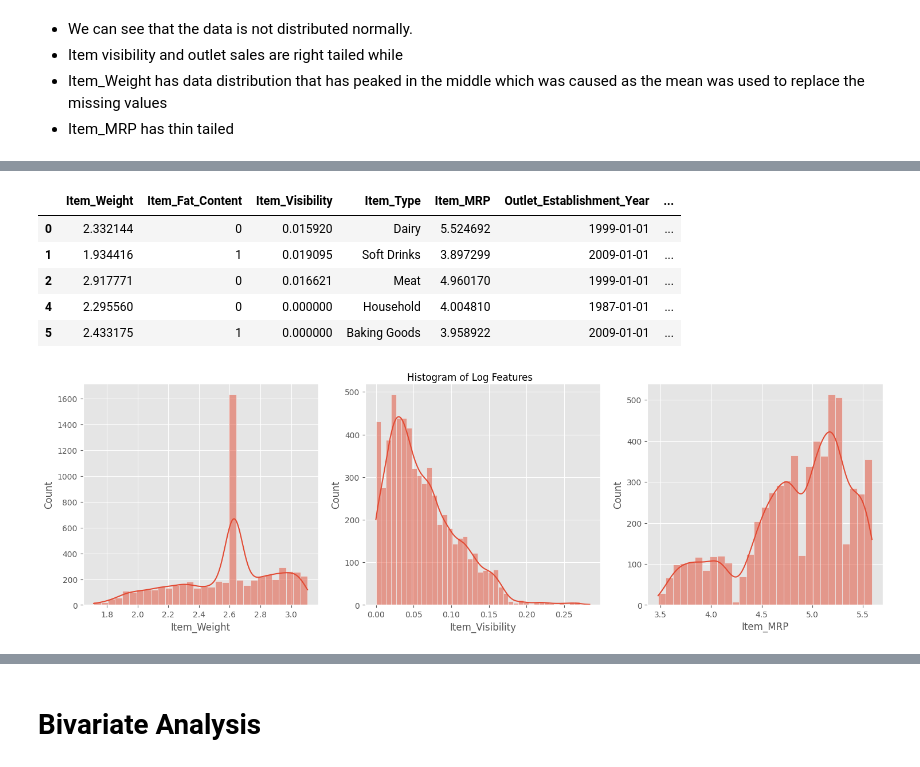
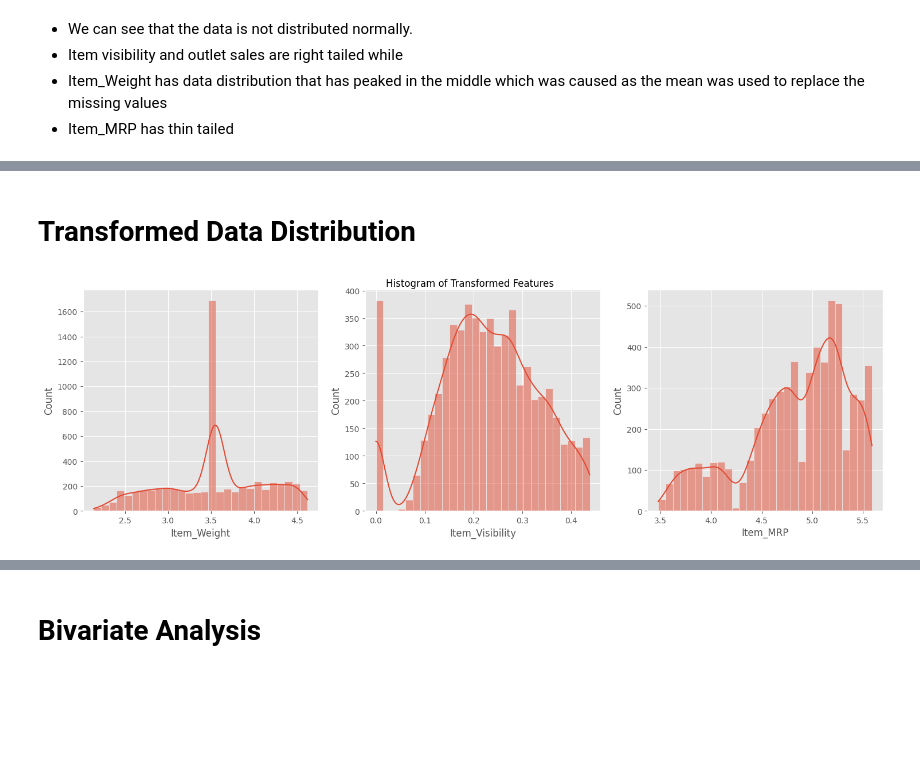
Before and after one commit to octavaridum/Bigmart_Sales_Prediction, a Jupyter notebook: Sales_Prediction.ipynb, the cells around one changed output, grey strips where cells are left out. Saved outputs shown, nothing was run; the diff lists cells and outputs as text; code cells hidden in the pictures; blank space fills up the shorter version.

```diff
--- a/Sales_Prediction.ipynb
+++ b/Sales_Prediction.ipynb
@@ -188 +218,18 @@ plt.show()
+# %%
+
+p_25 = sales["Item_Visibility"].quantile(0.25)
+p_75 = sales["Item_Visibility"].quantile(0.75)
+iqr = p_75 - p_25
+up_lim = p_75 + 1.5 * iqr
+low_lim = p_25 - 1.5 * iqr
+# %%
+
+sales['Item_Visibility'] = np.where(
+    sales['Item_Visibility'] > up_lim,
+    up_lim,
+    np.where(
+        sales['Item_Visibility']< low_lim,
+        low_lim,
+        sales['Item_Visibility']
+    ))
 # %% [markdown]
@@ -198,23 +240,20 @@ Log_Item_Weight = log_transformer.transform(sales['Item_Weight'].values.reshape(
+# %%
+Sqrt_Item_Visibility = np.sqrt(sales['Item_Visibility'])
+Log_Item_MRP = log_transformer.fit_transform(sales[['Item_MRP']])
+Sqrt_Item_Weight = np.sqrt(sales['Item_Weight'])
 # %%
-sales['Item_Visibility'] = Log_Item_Visibility
+sales['Item_Visibility'] = Sqrt_Item_Visibility
 sales['Item_MRP'] = Log_Item_MRP
-sales['Item_Weight'] = Log_Item_Weight
+sales['Item_Weight'] = Sqrt_Item_Weight
-# %%
-sales.head()
-# %% [output]
-|  | Item_Weight | Item_Fat_Content | Item_Visibility | Item_Type | Item_MRP | Outlet_Establishment_Year | ... |
-| 0 | 2.332144 | 0 | 0.015920 | Dairy | 5.524692 | 1999-01-01 | ... |
-| 1 | 1.934416 | 1 | 0.019095 | Soft Drinks | 3.897299 | 2009-01-01 | ... |
-| 2 | 2.917771 | 0 | 0.016621 | Meat | 4.960170 | 1999-01-01 | ... |
-| 4 | 2.295560 | 0 | 0.000000 | Household | 4.004810 | 1987-01-01 | ... |
-| 5 | 2.433175 | 1 | 0.000000 | Baking Goods | 3.958922 | 2009-01-01 | ... |
+# %% [markdown]
+# Transformed Data Distribution
 # %%
-log_features = ["Item_Weight", "Item_Visibility", "Item_MRP"]
+trns_features = ["Item_Weight", "Item_Visibility", "Item_MRP"]
 plt.figure(figsize=(18,5))
-plt.suptitle("Histogram of Log Features", y = 0.92)
-for i in enumerate(log_features):
+plt.suptitle("Histogram of Transformed Features", y = 0.92)
+for i in enumerate(trns_features):
     plt.subplot(1,3, i[0]+1)
     ax = sns.histplot(sales[i[1]], kde=True)
 plt.show()
 # %% [output]
-[figure, old version]
+[figure, new version]
```
Also changed, not shown: parts of 65 cells of this notebook.
